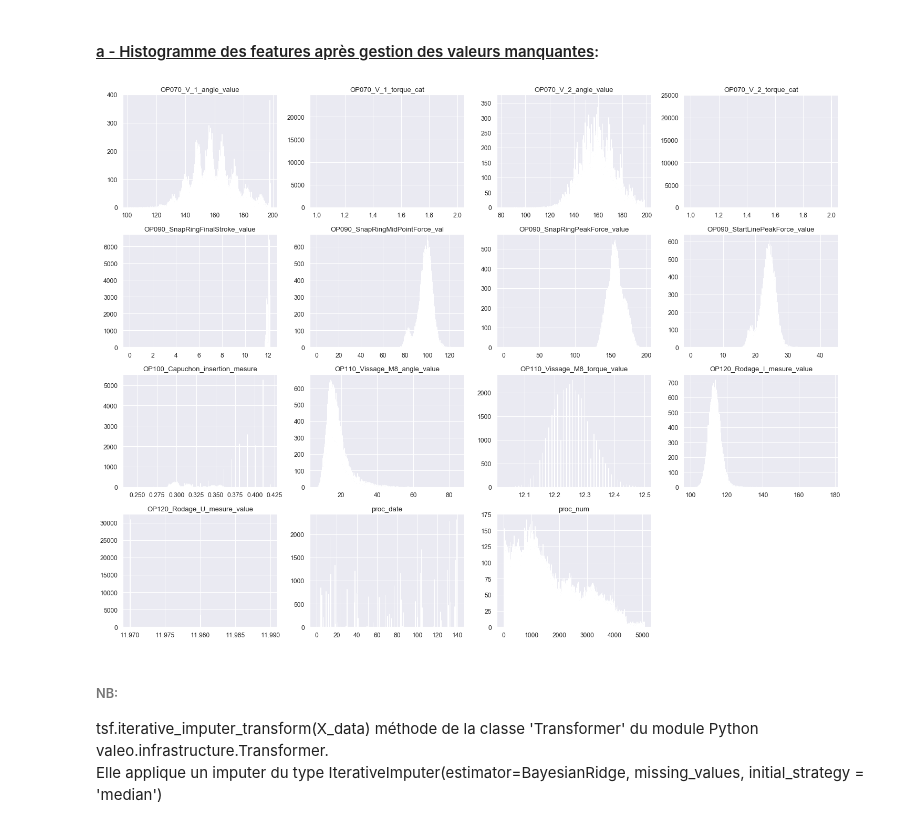
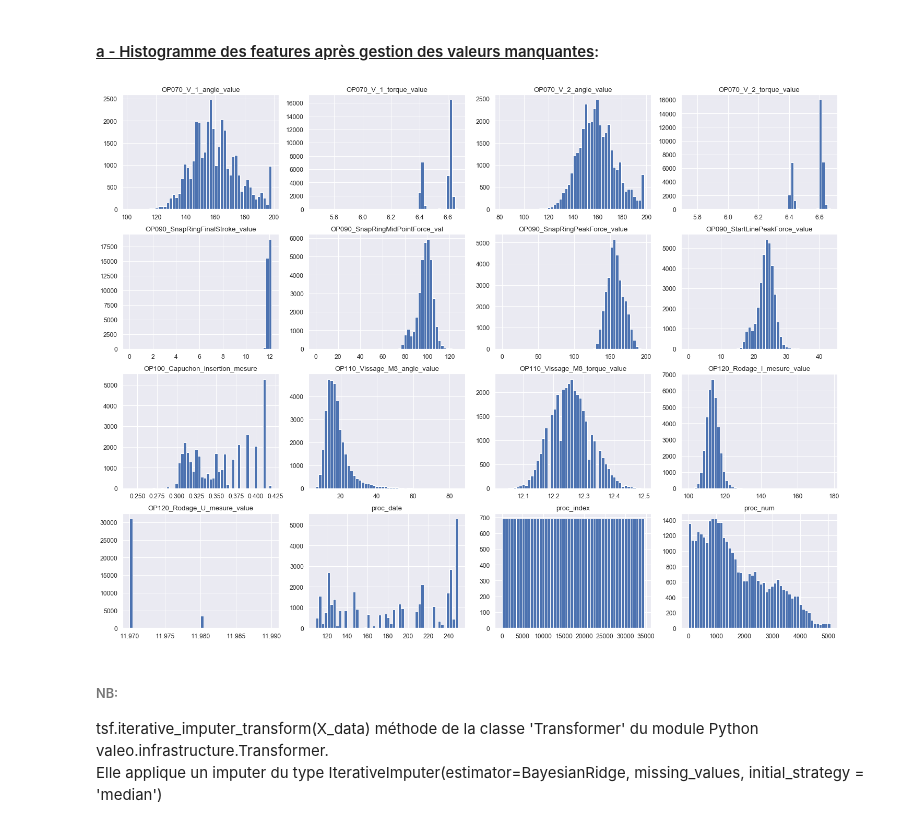
Before and after one commit to W-Alphonse/EXED-Training, a Jupyter notebook: ___VALEO/src/notebooks/valeo.ipynb, the cells around one changed output. Saved outputs shown, nothing was run; the diff lists cells and outputs as text; code cells hidden in the pictures.

```diff
--- a/___VALEO/src/notebooks/valeo.ipynb
+++ b/___VALEO/src/notebooks/valeo.ipynb
@@ -245,6 +245,13 @@ def apply_log10_(X_df: pd.DataFrame):
     X_df[cols] = X_df[cols] + 1
     X_df[cols] = X_df[cols].applymap(np.log10)
 #     X_data_transformed_log10 = X_data_offset_1.applymap(np.log10)
+# %%
+def add_proc_index(df:pd.DataFrame) -> pd.DataFrame :
+    df_sorted = df.sort_values(by=Const.PROC_TRACEINFO, axis=0)
+    df_sorted = df_sorted.reset_index(drop=True)
+    df_sorted['proc_index'] =  df_sorted.index + 1
+    df_sorted = pd.DataFrame(data=df_sorted[[Const.PROC_TRACEINFO, 'proc_index']] )
+    return pd.merge(df, df_sorted, on=Const.PROC_TRACEINFO, suffixes=('','_right'))
 # %%
 import datetime
 #, time
@@ -259,6 +266,8 @@ data['proc_num'] = pd.to_numeric(s_proc_num)
 #                     to_timedelta(unit='D' ,to_datetime('19700101', format="%Y%m%d"))
 # data['proc_date'] =  pd.to_datetime(s_proc_date, format="%y%m%d")
 data['proc_date'] = (pd.to_datetime(s_proc_date, format="%y%m%d") - datetime.datetime(2019, 1, 1)).dt.days
+data = add_proc_index(data)
+
 # dd=data.sort_values(by=['proc_date'])
 # dd.head()
 
@@ -657,12 +737,13 @@ plt.show()
 # %% [markdown]
 #### <u>a - Histogramme des features après gestion des valeurs manquantes</u>:
 # %%
+X_data = data.drop(columns= 'PROC_TRACEINFO')
 tsf = transf.Transformer()
 X_data_transformed = tsf.iterative_imputer_transform(X_data)
-ImgUtil.save_df_hist_plot(X_data_transformed,"X_data_imputed",figsize=(20,15), bins=500)
+ImgUtil.save_df_hist_plot(X_data_transformed,"X_data_imputed",figsize=(20,15), bins=50)
 plt.show()
 # %% [output]
-[figure, old version]
+[figure, new version]
 # %% [markdown]
 ###### NB:
 tsf.iterative_imputer_transform(X_data) méthode de la classe 'Transformer' du module Python valeo.infrastructure.Transformer.\
```
Also changed, not shown: parts of 16 cells of this notebook, 1 other file.
